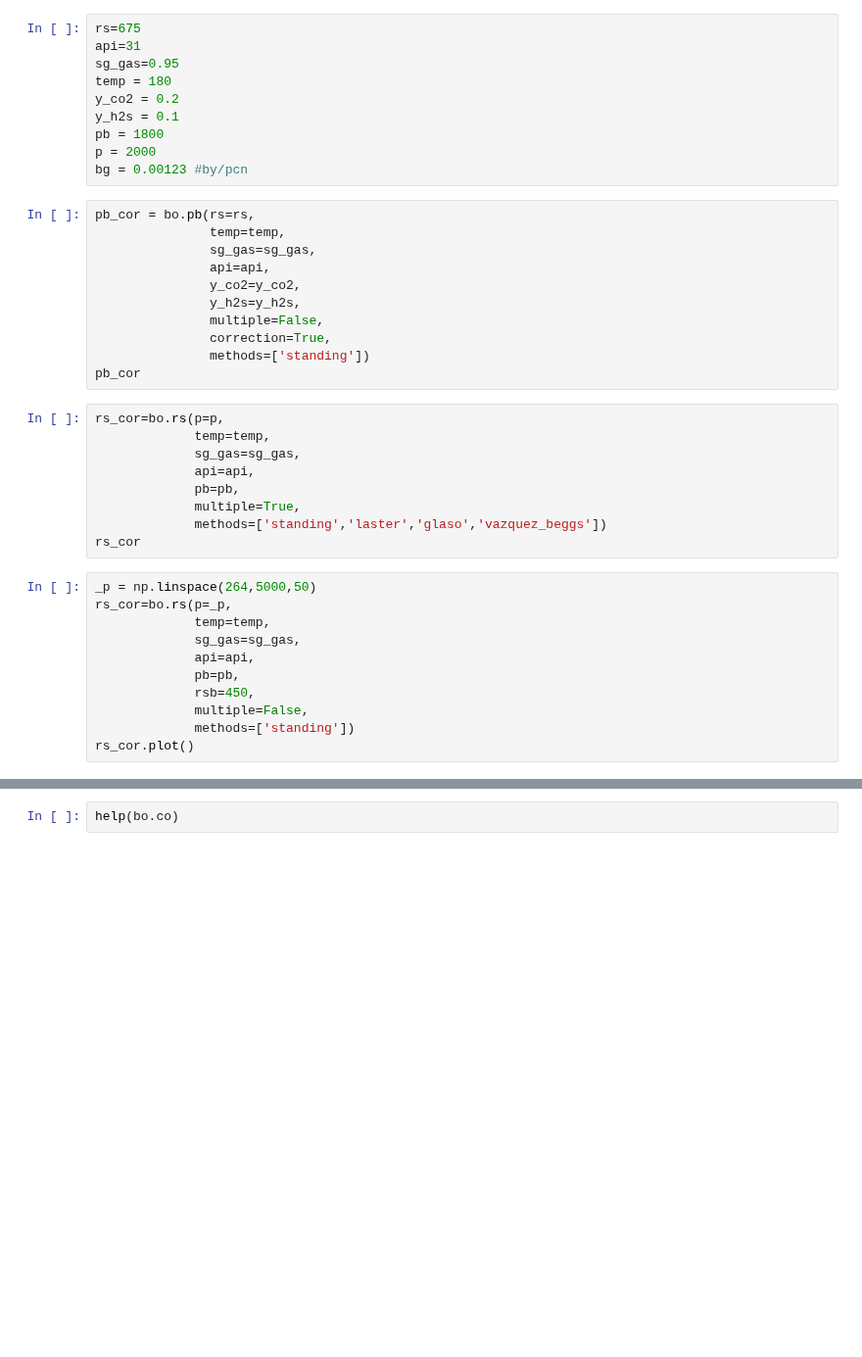
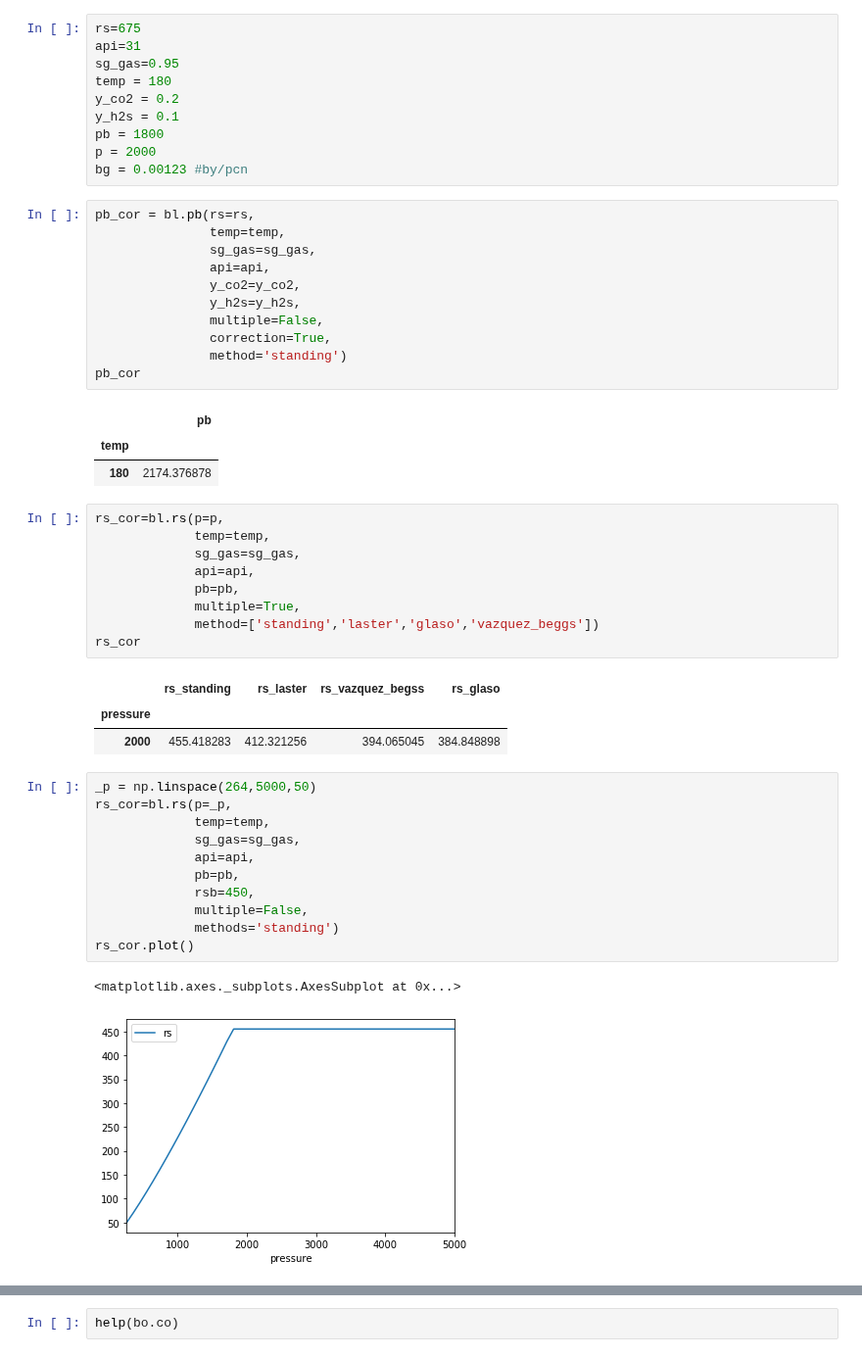
Before and after one commit to scuervo91/reservoirpy, a Jupyter notebook: examples/pvt/oil_pvt.ipynb, the cells around one changed output, grey strips where cells are left out. Shown at 98% size. Drawn from its saved outputs; the diff is of its cells as text; blank space fills up the shorter version.

```diff
--- a/examples/pvt/oil_pvt.ipynb
+++ b/examples/pvt/oil_pvt.ipynb
@@ -75,7 +153,7 @@ pb = 1800
 p = 2000
 bg = 0.00123 #by/pcn
 # %%
-pb_cor = bo.pb(rs=rs,
+pb_cor = bl.pb(rs=rs,
                temp=temp,
                sg_gas=sg_gas,
                api=api,
@@ -83,26 +161,37 @@ pb_cor = bo.pb(rs=rs,
                y_h2s=y_h2s,
                multiple=False,
                correction=True,
-               methods=['standing'])
+               method='standing')
 pb_cor
+# %% [output]
+|  | pb |
+| temp |  |
+| 180 | 2174.376878 |
 # %%
-rs_cor=bo.rs(p=p,
+rs_cor=bl.rs(p=p,
              temp=temp,
              sg_gas=sg_gas,
              api=api,
              pb=pb,
              multiple=True,
-             methods=['standing','laster','glaso','vazquez_beggs'])
+             method=['standing','laster','glaso','vazquez_beggs'])
 rs_cor
+# %% [output]
+|  | rs_standing | rs_laster | rs_vazquez_begss | rs_glaso |
+| pressure |  |  |  |  |
+| 2000 | 455.418283 | 412.321256 | 394.065045 | 384.848898 |
 # %%
 _p = np.linspace(264,5000,50)
-rs_cor=bo.rs(p=_p,
+rs_cor=bl.rs(p=_p,
              temp=temp,
              sg_gas=sg_gas,
              api=api,
              pb=pb,
              rsb=450,
              multiple=False,
-             methods=['standing'])
+             methods='standing')
 rs_cor.plot()
+# %% [output]
+<matplotlib.axes._subplots.AxesSubplot at 0x...>
+[figure, added]
 # %%
```
Also changed, not shown: parts of 28 cells of this notebook, 2 other files.
